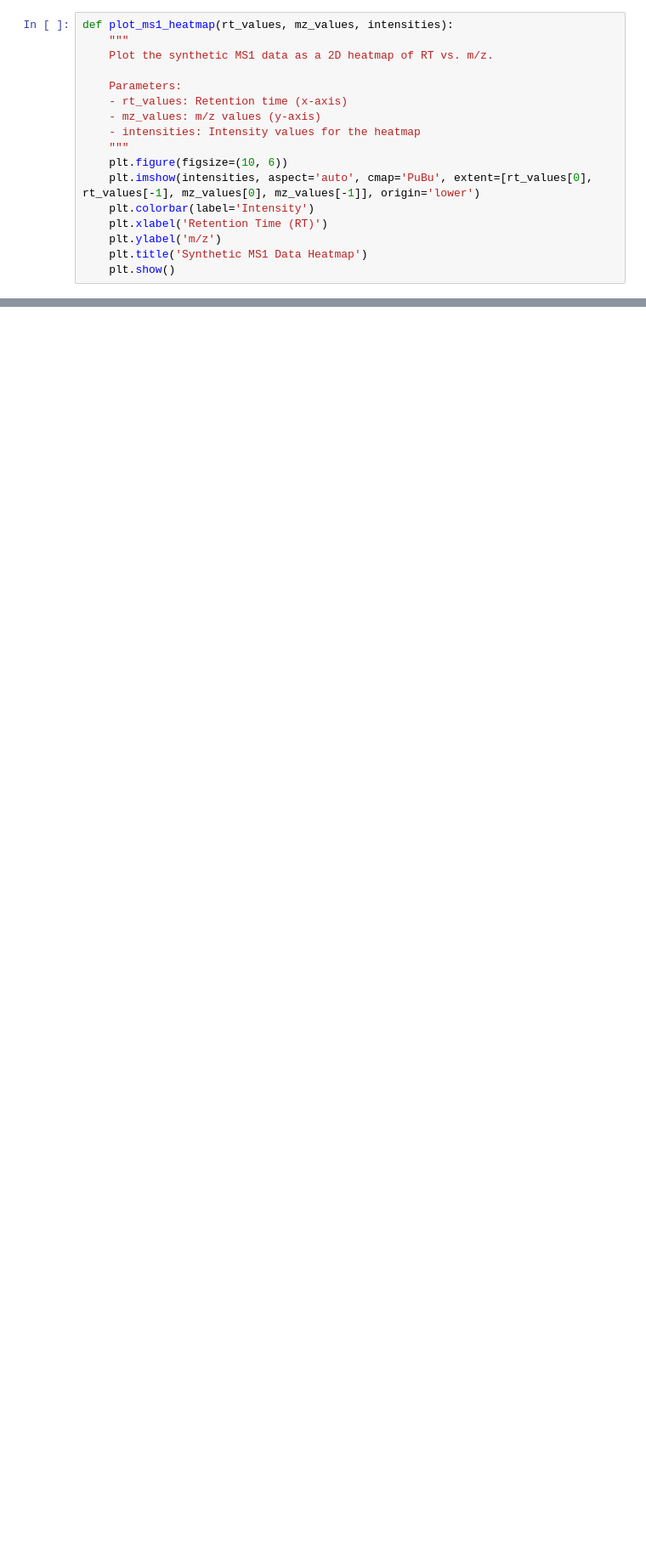
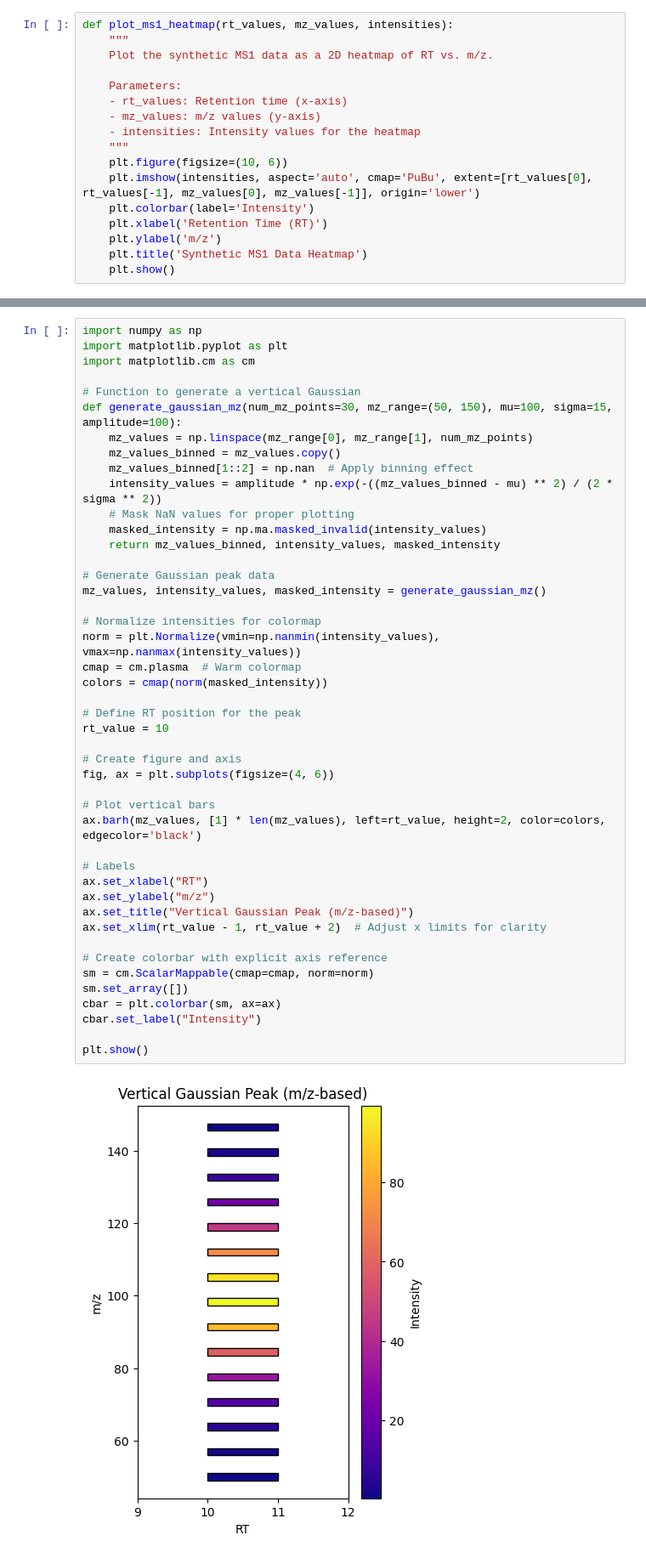
Before and after one commit to VictorGiuPer/PeakSeparationThesis, a Jupyter notebook: GenData/gen_data.ipynb, the cells around one changed output, grey strips where cells are left out. Shown at 85% size. Cells and saved outputs as stored; diff of their text form; blank space fills up the shorter version.

```diff
--- a/GenData/gen_data.ipynb
+++ b/GenData/gen_data.ipynb
@@ -77,0 +127,47 @@ plot_ms1_heatmap(rt_values, mz_values, intensities)
+# %%
+import numpy as np
+import matplotlib.pyplot as plt
+import matplotlib.cm as cm
+
+# Function to generate a vertical Gaussian
+def generate_gaussian_mz(num_mz_points=30, mz_range=(50, 150), mu=100, sigma=15, amplitude=100):
+    mz_values = np.linspace(mz_range[0], mz_range[1], num_mz_points)
+    mz_values_binned = mz_values.copy()
+    mz_values_binned[1::2] = np.nan  # Apply binning effect
+    intensity_values = amplitude * np.exp(-((mz_values_binned - mu) ** 2) / (2 * sigma ** 2))
+    # Mask NaN values for proper plotting
+    masked_intensity = np.ma.masked_invalid(intensity_values)
+    return mz_values_binned, intensity_values, masked_intensity
+
+# Generate Gaussian peak data
+mz_values, intensity_values, masked_intensity = generate_gaussian_mz()
+
+# Normalize intensities for colormap
+norm = plt.Normalize(vmin=np.nanmin(intensity_values), vmax=np.nanmax(intensity_values))
+cmap = cm.plasma  # Warm colormap
+colors = cmap(norm(masked_intensity))
+
+# Define RT position for the peak
+rt_value = 10
+
+# Create figure and axis
+fig, ax = plt.subplots(figsize=(4, 6))
+
+# Plot vertical bars
+ax.barh(mz_values, [1] * len(mz_values), left=rt_value, height=2, color=colors, edgecolor='black')
+
+# Labels
+ax.set_xlabel("RT")
+ax.set_ylabel("m/z")
+ax.set_title("Vertical Gaussian Peak (m/z-based)")
+ax.set_xlim(rt_value - 1, rt_value + 2)  # Adjust x limits for clarity
+
+# Create colorbar with explicit axis reference
+sm = cm.ScalarMappable(cmap=cmap, norm=norm)
+sm.set_array([])
+cbar = plt.colorbar(sm, ax=ax)
+cbar.set_label("Intensity")
+
+plt.show()
+# %% [output]
+[figure, added]
```
Also changed, not shown: parts of 4 cells of this notebook.
